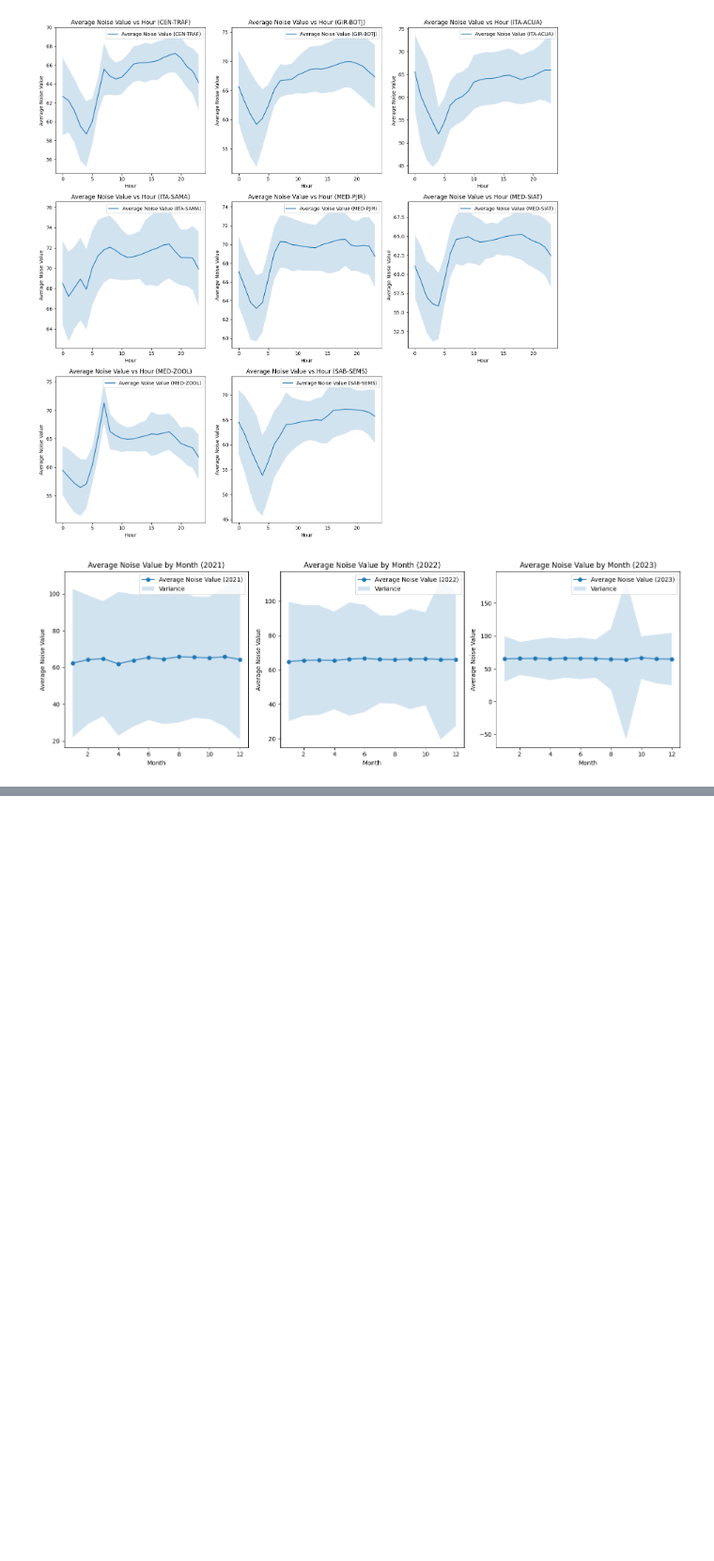
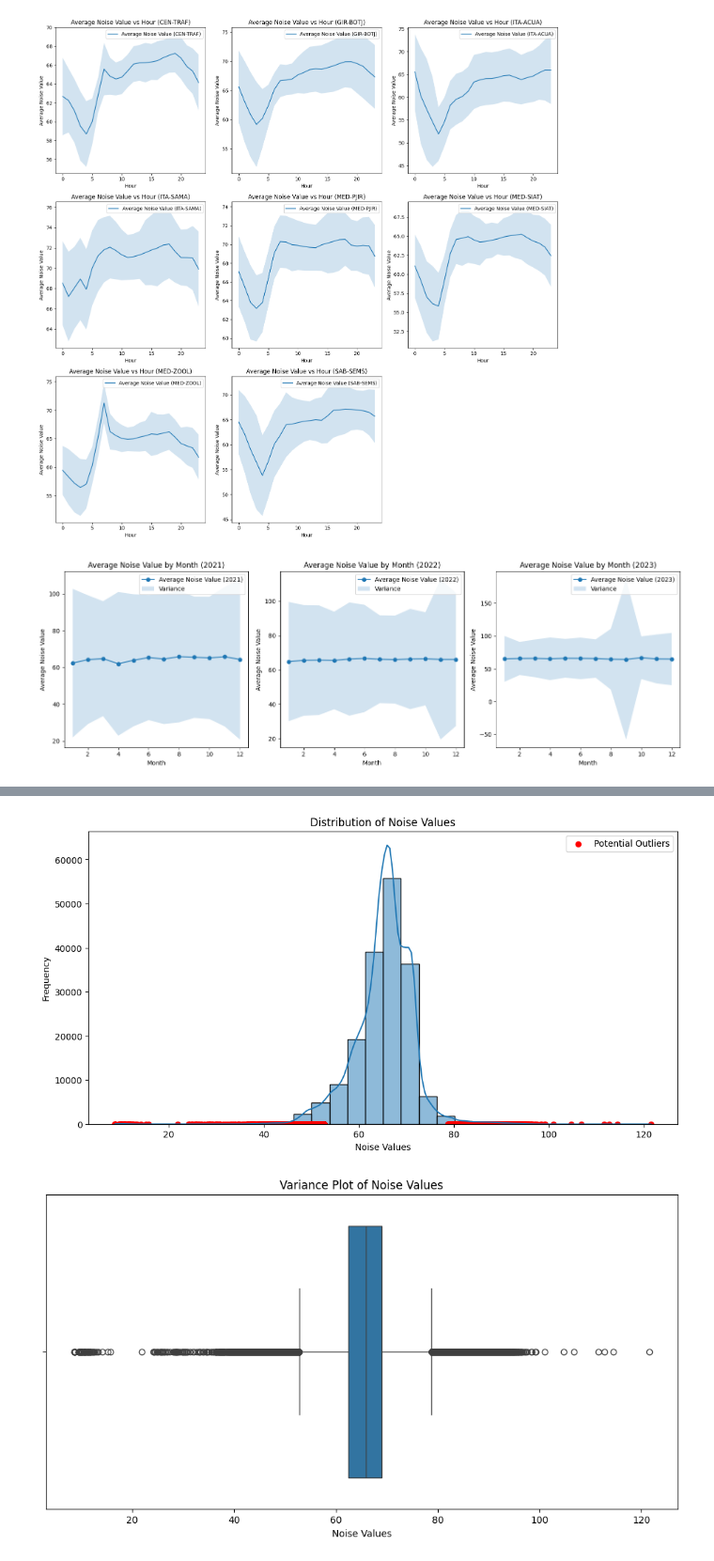
Before and after one commit to jmparradov/MachineLearning_Project, a Jupyter notebook: Machine_Learning_Project.ipynb, the cells around one changed output, grey strips where cells are left out. Shown at 94% size. Cells and saved outputs as stored; diff of their text form; code cells hidden in the pictures; blank space fills up the shorter version.

Commit message:
added graphs for 3.3 point

```diff
--- a/Machine_Learning_Project.ipynb
+++ b/Machine_Learning_Project.ipynb
@@ -279,21 +269,3 @@ plt.tight_layout()
 plt.show()
 # %% [output]
 [figure]
-# %%
-# prompt: puedes intentar normalizar la columna "noise_values" y mostrarlo en un histograma
-
-from sklearn.preprocessing import MinMaxScaler
-
-# Crear un objeto MinMaxScaler
-scaler = MinMaxScaler()
-
-# Ajustar y transformar la columna 'noise_values'
-d['noise_values_normalized'] = scaler.fit_transform(d[['noise_values']])
-
-# Mostrar un histograma de la columna normalizada
-plt.figure(figsize=(10, 6))
-plt.hist(d['noise_values_normalized'], bins=100)
-plt.xlabel('Valores de ruido normalizados')
-plt.ylabel('Frecuencia')
-plt.title('Histograma de valores de ruido normalizados')
-plt.show()
@@ -315,0 +272,39 @@ d.head(10)
+# %%
+# prompt: show distribution and variace plot for the variable noise_values_normalized and include in the variable plot the possible atipic values using the IQR
+
+# Calculate the IQR for noise_values_normalized
+Q1 = d['noise_values'].quantile(0.25)
+Q3 = d['noise_values'].quantile(0.75)
+IQR = Q3 - Q1
+
+# Define the lower and upper bounds for outliers
+lower_bound = Q1 - 1.5 * IQR
+upper_bound = Q3 + 1.5 * IQR
+
+
+# Create the distribution plot
+plt.figure(figsize=(12, 6))
+sns.histplot(d['noise_values'], kde=True, bins=30)
+plt.title('Distribution of Noise Values')
+plt.xlabel('Noise Values')
+plt.ylabel('Frequency')
+
+
+# Mark potential outliers
+outliers = d[(d['noise_values'] < lower_bound) | (d['noise_values'] > upper_bound)]
+plt.scatter(outliers['noise_values'], [0] * len(outliers), color='red', label='Potential Outliers')
+
+
+plt.legend()
+plt.show()
+
+
+# Create the variance plot
+plt.figure(figsize=(12, 6))
+sns.boxplot(x=d['noise_values'])
+plt.title('Variance Plot of Noise Values')
+plt.xlabel('Noise Values')
+plt.show()
+# %% [output]
+[figure, added]
+[figure, added]
```
Also changed, not shown: parts of 7 cells of this notebook.
